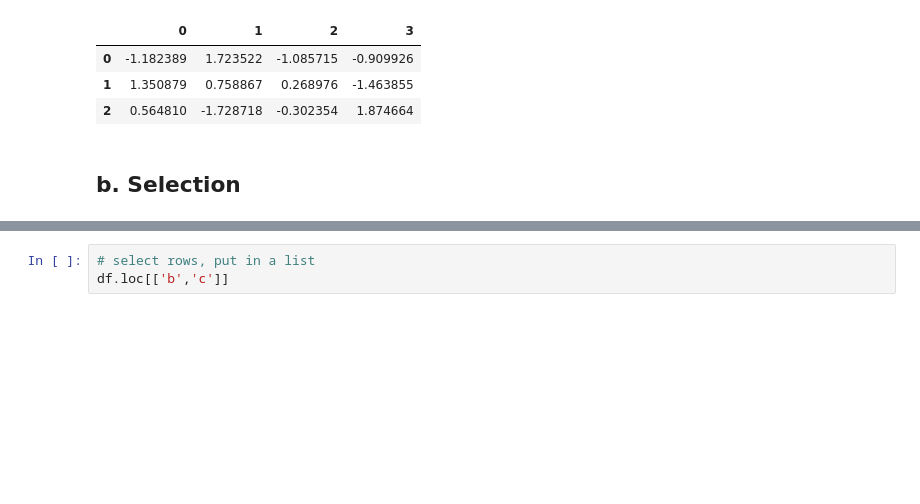
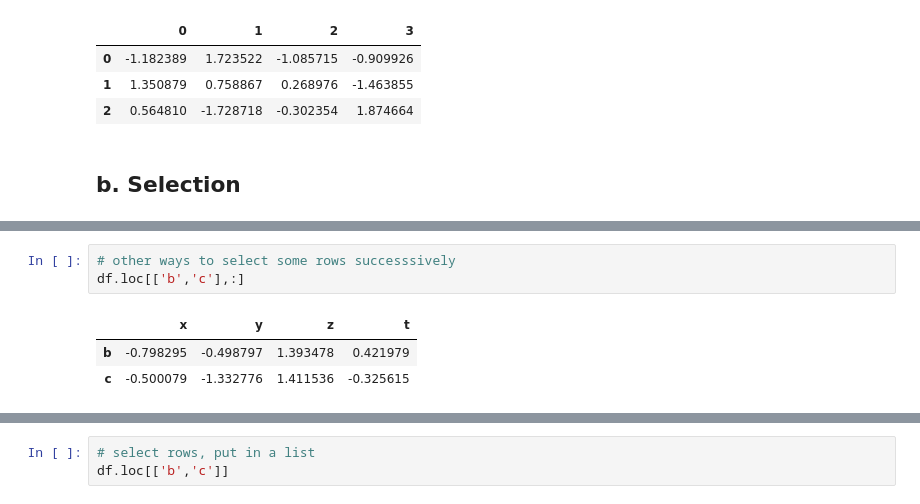
Before and after one commit to BinhHong/Data-Science-Weg, a Jupyter notebook: Python/my_pandas.ipynb, the cells around one changed output, grey strips where cells are left out. Cells and saved outputs as stored; diff of their text form; blank space fills up the shorter version.

```diff
--- a/Python/my_pandas.ipynb
+++ b/Python/my_pandas.ipynb
@@ -327,3 +334,10 @@ Name: b, dtype: float64
+# %%
+# other ways to select some rows successsively
+df.loc[['b','c'],:]
+# %% [output]
+|  | x | y | z | t |
+| b | -0.798295 | -0.498797 | 1.393478 | 0.421979 |
+| c | -0.500079 | -1.332776 | 1.411536 | -0.325615 |
 # %%
 df.loc['b']['z']
 # %% [output]
```
Also changed, not shown: parts of 7 cells of this notebook.
